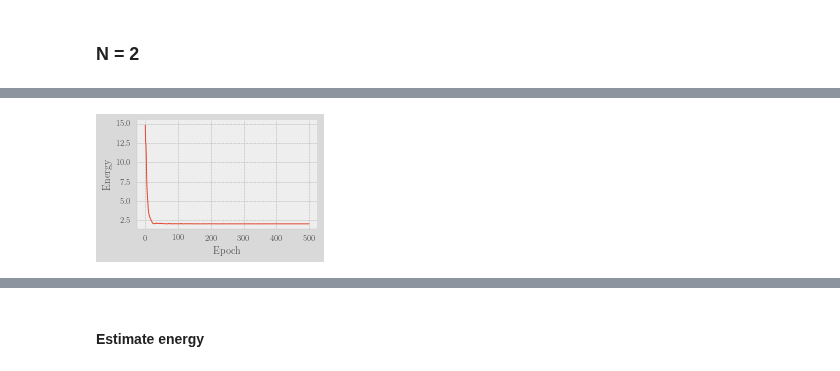
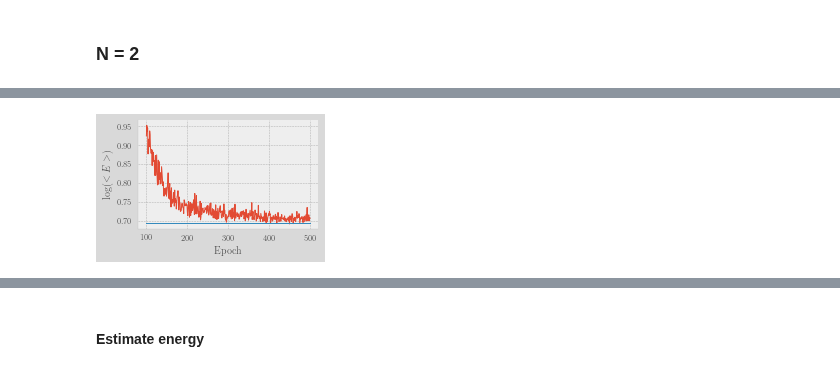
Before and after one commit to KristianWold/FYS4411, a Jupyter notebook: Project2/notebooks/Autoregressive RNN Bosons.ipynb, the cells around one changed output, grey strips where cells are left out. Drawn from its saved outputs; the diff is of its cells as text; code cells hidden in the pictures.

```diff
--- a/Project2/notebooks/Autoregressive RNN Bosons.ipynb
+++ b/Project2/notebooks/Autoregressive RNN Bosons.ipynb
@@ -173,12 +173,13 @@ epoch: 400, Energy: 2.001196711729811
 # %%
 epochs = [i for i in range(num_epochs)]
-plt.plot(epochs, energy1)
+plt.plot(epochs[100:], np.log(energy1[100:]), label = "Training")
+plt.plot(epochs[100:], np.log(2)*np.ones_like(epochs[100:]), label = "Exact")
 plt.xlabel("Epoch")
-plt.ylabel("Energy")
+plt.ylabel("$\log(<E>)$")
 plt.grid()
 plt.show()
 # %% [output]
-[figure, old version]
+[figure, new version]
 # %%
 N = 100000
 system.Ansatz.hidden_reset(N)
```
Also changed, not shown: parts of 29 cells of this notebook, 16 other files.
